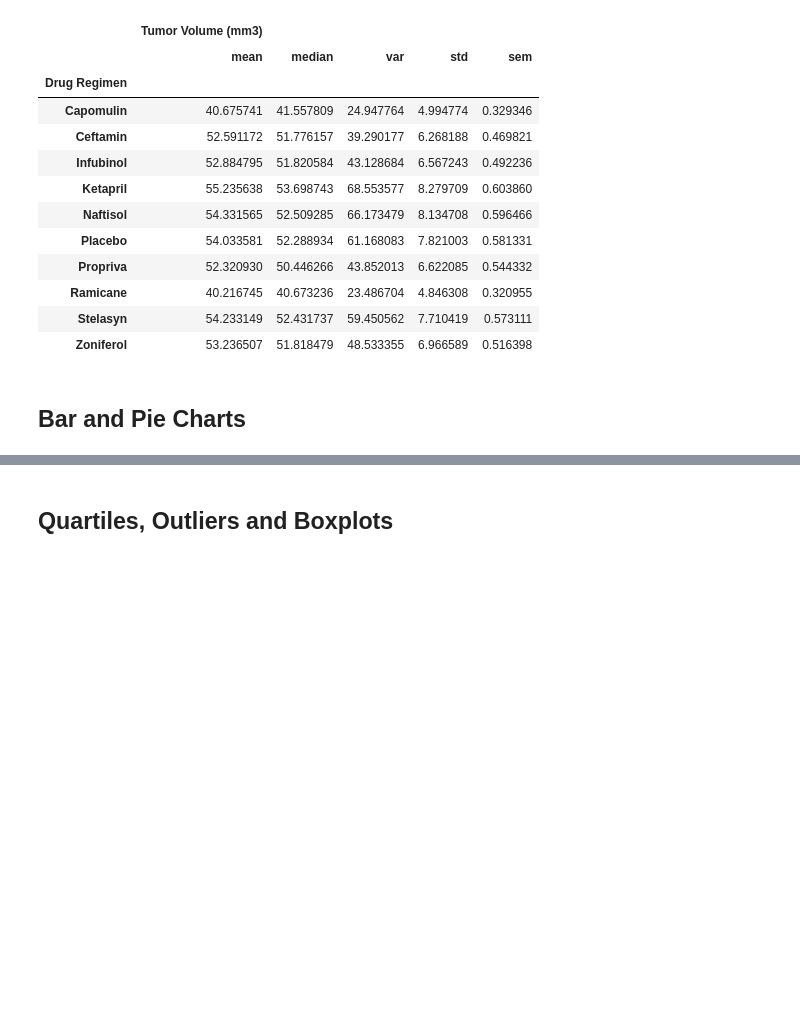
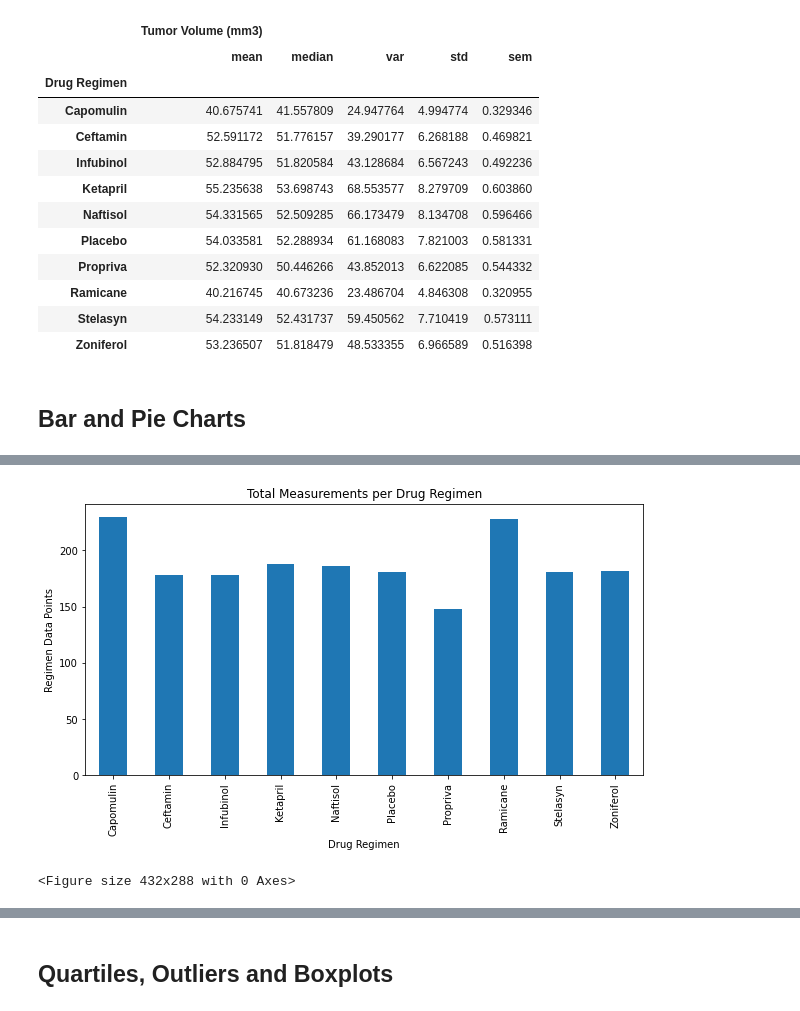
Before and after one commit to Jesskhunter/Matplotlib-Challenge, a Jupyter notebook: Pymaceuticals/pymaceuticals_starter.ipynb, the cells around one changed output, grey strips where cells are left out. Cells and saved outputs as stored; diff of their text form; code cells hidden in the pictures; blank space fills up the shorter version.

```diff
--- a/Pymaceuticals/pymaceuticals_starter.ipynb
+++ b/Pymaceuticals/pymaceuticals_starter.ipynb
@@ -205,0 +215,5 @@ drug_regimen_agg
+# %%
+#Groupby drug regimen with .count and mouse id to determine the total measurement datapoints
+
+regimen_data_points = clean_mice_df.groupby(["Drug Regimen"]).count()["Mouse ID"]
+regimen_data_points
@@ -206,2 +233,19 @@ drug_regimen_agg
 # %%
-# Generate a bar plot showing the total number of measurements taken on each drug regimen using pyplot.
+# Generate a bar plot showing the total number of measurements taken on each drug regimen using pandas
+
+regimen_data_points.plot(kind="bar", figsize=(10,5))
+
+#set chart title
+plt.title("Total Measurements per Drug Regimen")
+plt.xlabel("Drug Regimen")
+plt.ylabel("Regimen Data Points")
+
+#show chart and set layout
+plt.show()
+plt.tight_layout()
+
+#show legend
+#
+# %% [output]
+[figure, added]
+<Figure size 432x288 with 0 Axes>
```
Also changed, not shown: parts of 9 cells of this notebook.
